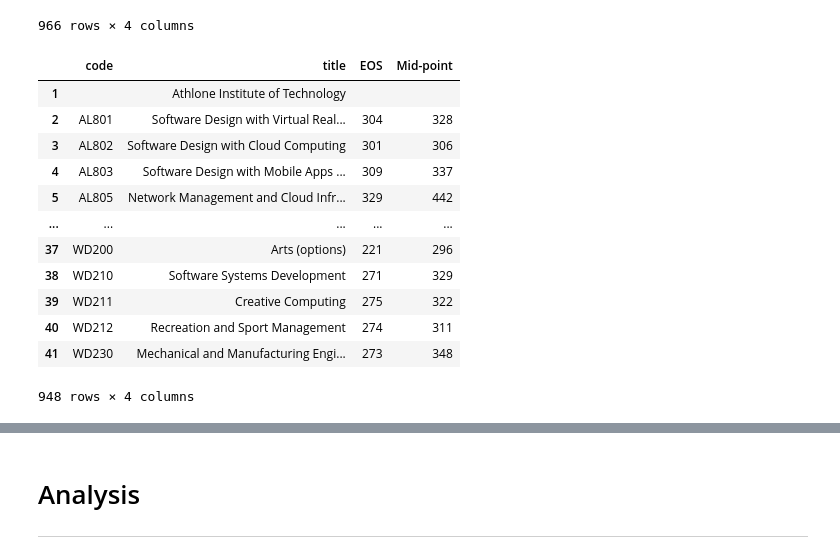
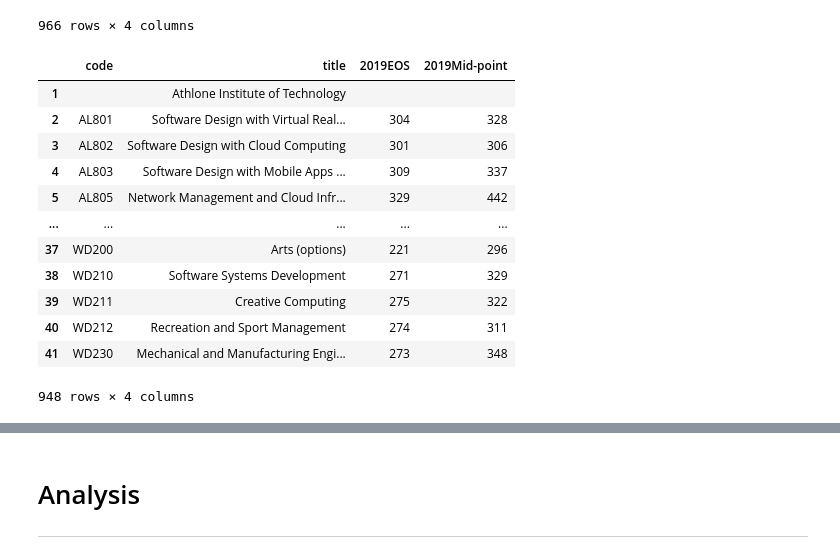
Before and after one commit to HazelIP/Fundamental_DA, a Jupyter notebook: CAO/cao.ipynb, the cells around one changed output, grey strips where cells are left out. Cells and saved outputs as stored; diff of their text form; code cells hidden in the pictures.

```diff
--- a/CAO/cao.ipynb
+++ b/CAO/cao.ipynb
@@ -248,4 +352,9 @@ df2020.to_csv(path2020)
 # %% [markdown]
 #### Save original file
 # %%
-# path=
+url2019 = "http://www2.cao.ie/points/lvl8_19.pdf"
+
+# create file path
+pathpdf = 'CAO2019\cao2019_' + nowstr + '.pdf'
+
+urlrq.urlretrieve(url2019, pathpdf)
@@ -254,6 +366,6 @@ df2020.to_csv(path2020)
 # %%
 # read in 2019 data from pdf using camelot
-table2019 = cam.read_pdf("CAO original data/caoData2019_original.pdf", pages='all', flavor='lattice', split_text=True)
+table2019 = cam.read_pdf(url2019, pages='all', flavor='lattice', split_text=True)
 # %% [markdown]
 #### Save as csv files
 # %% [markdown]
@@ -341,12 +453,12 @@ df2019
 966 rows × 4 columns
 # %%
 # drop the row indexed 0
-df2019 = df2019.drop(labels=[0], axis=0)
+df2019 = df2019.drop(df2019.index[0], axis=0)
 # rename the index column, matching df of 2021 and 2020
-df2019.columns=["code", "title", "EOS", "Mid-point"]
+df2019.columns=["code", "title", "2019EOS", "2019Mid-point"]
 df2019
 # %% [output]
-|  | code | title | EOS | Mid-point |
+|  | code | title | 2019EOS | 2019Mid-point |
 | 1 |  | Athlone Institute of Technology |  |  |
 | 2 | AL801 | Software Design with Virtual Real... | 304 | 328 |
 | 3 | AL802 | Software Design with Cloud Computing | 301 | 306 |
```
Also changed, not shown: parts of 65 cells of this notebook, 57 other files.
